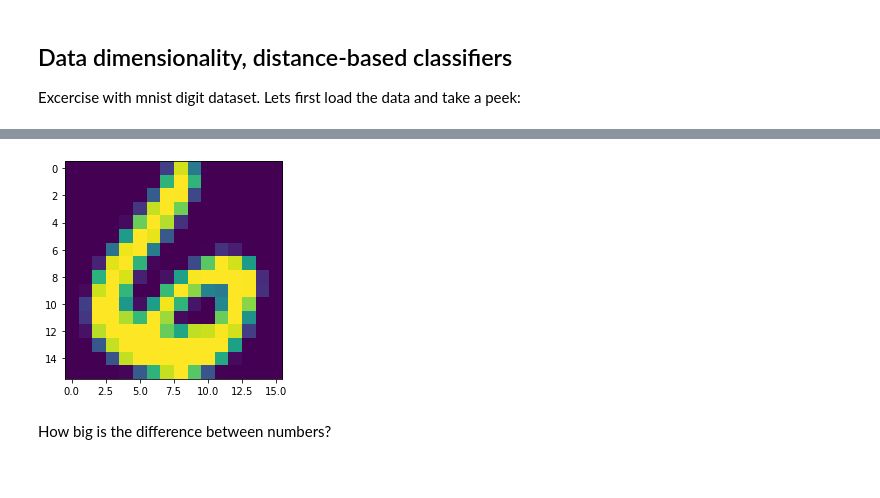
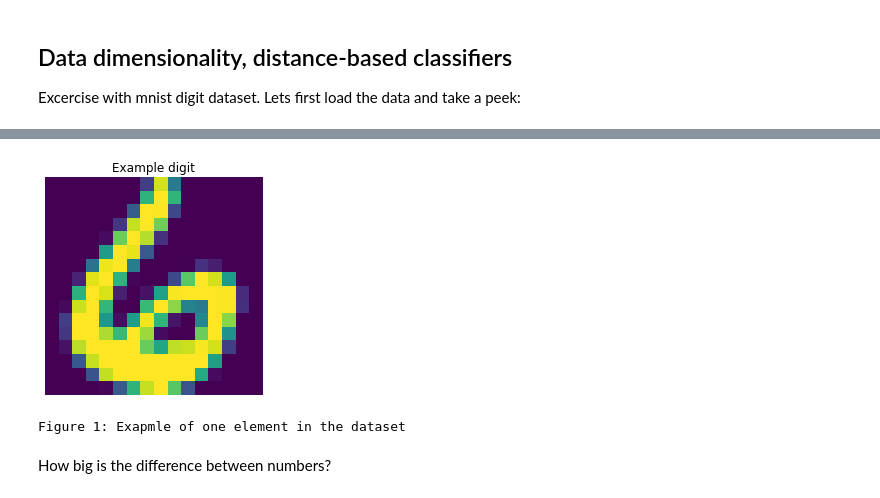
Before and after one commit to LaurensSchinkelshoek/IDL, a Jupyter notebook: assignment1/A1_JG_and_LJS.ipynb, the cells around one changed output, grey strips where cells are left out. Saved outputs shown, nothing was run; the diff lists cells and outputs as text; code cells hidden in the pictures.

```diff
--- a/assignment1/A1_JG_and_LJS.ipynb
+++ b/assignment1/A1_JG_and_LJS.ipynb
@@ -30,12 +15,17 @@ df_train.sort_values('label')
 # %%
 def show_number(nr,data):
     X=np.array(data)
     X=np.reshape(X[nr,:],(16,16))
     imgplot = plt.imshow(X)
+    plt.axis('off')
+
+    plt.title('Example digit')
     plt.show()
 show_number(0,X_train)
+print('Figure 1: Exapmle of one element in the dataset')
 # %% [output]
-[figure, old version]
+[figure, new version]
+Figure 1: Exapmle of one element in the dataset
 # %% [markdown]
 How big is the difference between numbers?
 # %%
```
Also changed, not shown: parts of 24 cells of this notebook.
